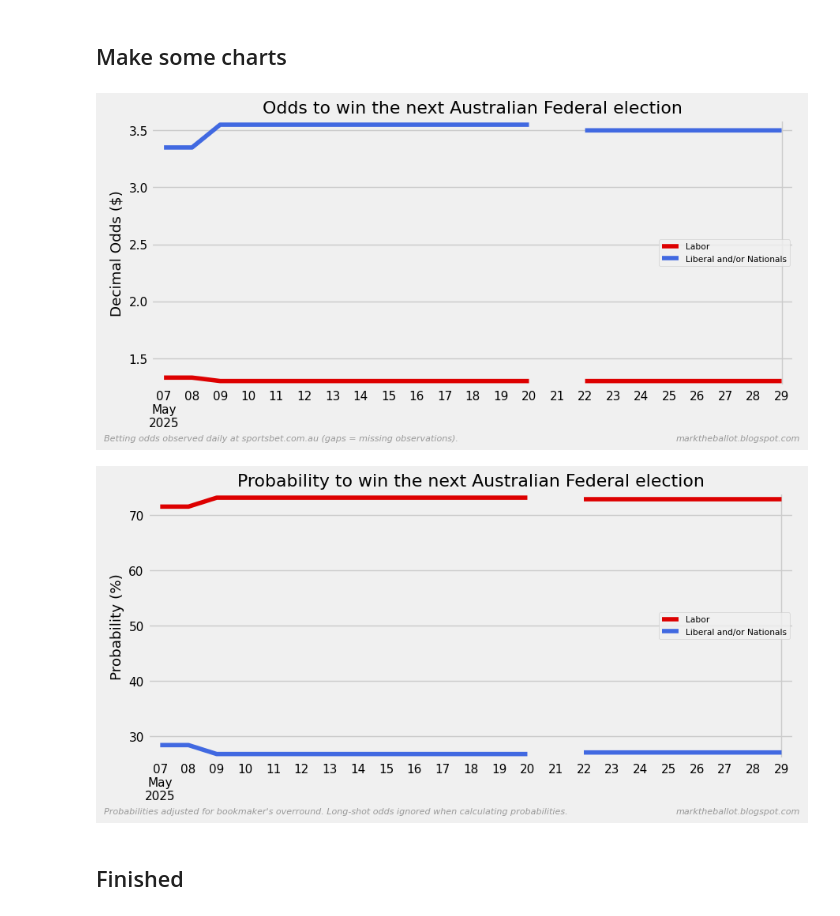
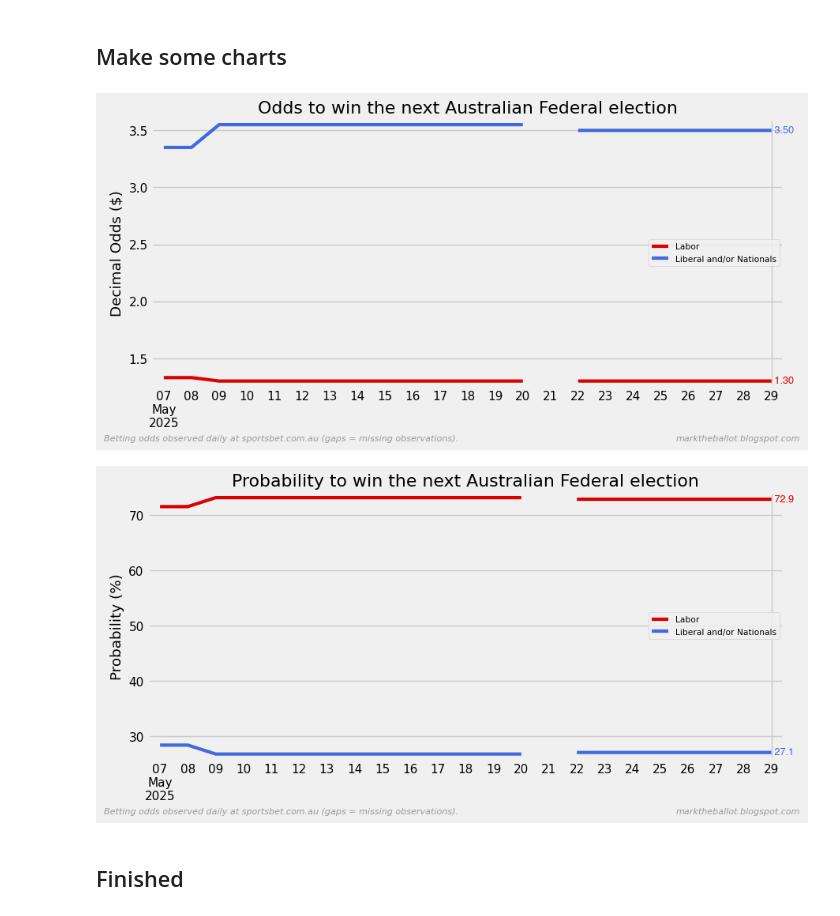
Before and after one commit to bpalmer4/Election-2028, a Jupyter notebook: notebooks/_chart-election-winner-at-sportsbet.ipynb, the cells around one changed output. Cells and saved outputs as stored; diff of their text form; code cells hidden in the pictures.

```diff
--- a/notebooks/_chart-election-winner-at-sportsbet.ipynb
+++ b/notebooks/_chart-election-winner-at-sportsbet.ipynb
@@ -107,30 +107,30 @@ def limit_data(df: pd.DataFrame, start: int | pd.Period) -> pd.DataFrame:
 # %%
 def plot_party_odds(
     df: pd.DataFrame,
     starts: list[int | pd.Period] = [0],
 ) -> None:
 
     colors = mg.colorise_list(df.columns)
-    for start in starts:
-        this_data = limit_data(df, start)
-        ax = None
-        for column, color in zip(this_data.columns, colors):
-            ax = this_data[column].plot.line(color=color, ax=ax)
-        mg.finalise_plot(
-            ax,
-            title="Odds to win the next Australian Federal election",
-            xlabel=None,
-            ylabel="Decimal Odds ($)",
-            legend=True,
-            tag="" if start is None else str(start),
-            **footers,
-            show=SHOW,
-        )
+    mg.multi_start(
+        df,
+        function=mg.line_plot_finalise,
+        starts=starts,
+        color=colors,
+        title="Odds to win the next Australian Federal election",
+        xlabel=None,
+        ylabel="Decimal Odds ($)",
+        legend=True,
+        width=3,
+        annotate=True,
+        dropna=False,
+        **footers,
+        show=SHOW,
+    )
 
 
 plot_party_odds(odds)
 # %% [output]
-[figure, old version]
+[figure, new version]
 # %%
 def convert(odds: pd.DataFrame) -> pd.DataFrame:
     # get raw probabilities
@@ -156,27 +156,26 @@ def plot_probabilities(
         "Probabilities adjusted for bookmaker's overround. "
         "Long-shot odds ignored when calculating probabilities. "
     )
-    for start in starts:
-        this_data = limit_data(df, start)
-        ax = None
-        for column, color in zip(this_data.columns, colors):
-            ax = this_data[column].plot.line(color=color, ax=ax)
-        mg.finalise_plot(
-            ax,
-            title="Probability to win the next Australian Federal election",
-            xlabel=None,
-            ylabel="Probability (%)",
-            legend=True,
-            tag="" if start is None else str(start),
-            rfooter=RFOOTER,
-            lfooter=lfooter,
-            show=SHOW,
-        )
+    mg.multi_start(
+        df,
+        function=mg.line_plot_finalise,
+        starts=starts,
+        color=colors,
+        title="Probability to win the next Australian Federal election",
+        xlabel=None,
+        ylabel="Probability (%)",
+        legend=True,
+        width=3,
+        annotate=True,
+        dropna=False,
+        **footers,
+        show=SHOW,
+    )
 
 
 plot_probabilities(adj_probs)
 # %% [output]
-[figure, old version]
+[figure, new version]
 # %% [markdown]
 ## Finished
 # %%
```
Also changed, not shown: parts of 1 cell of this notebook, 1 other file.
